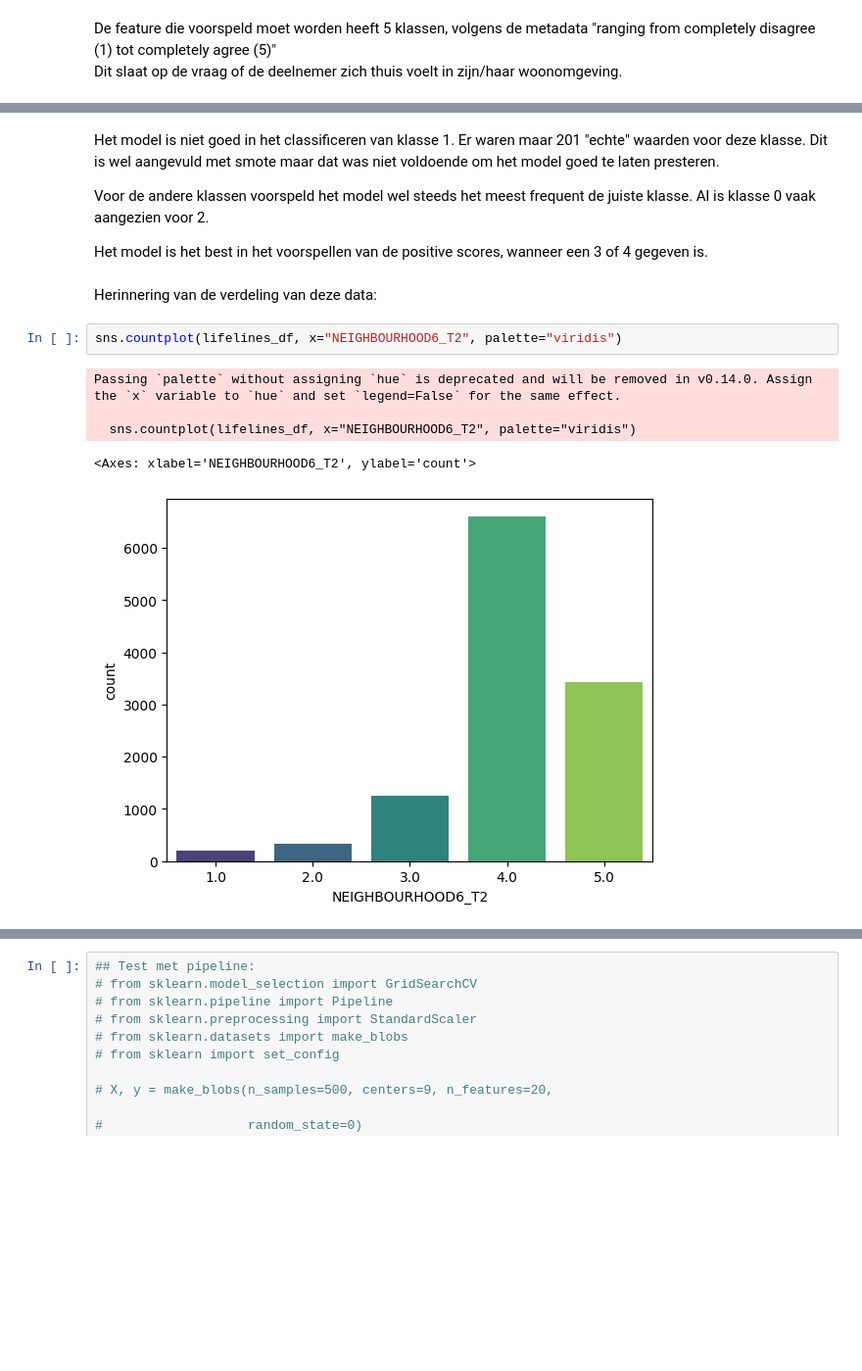
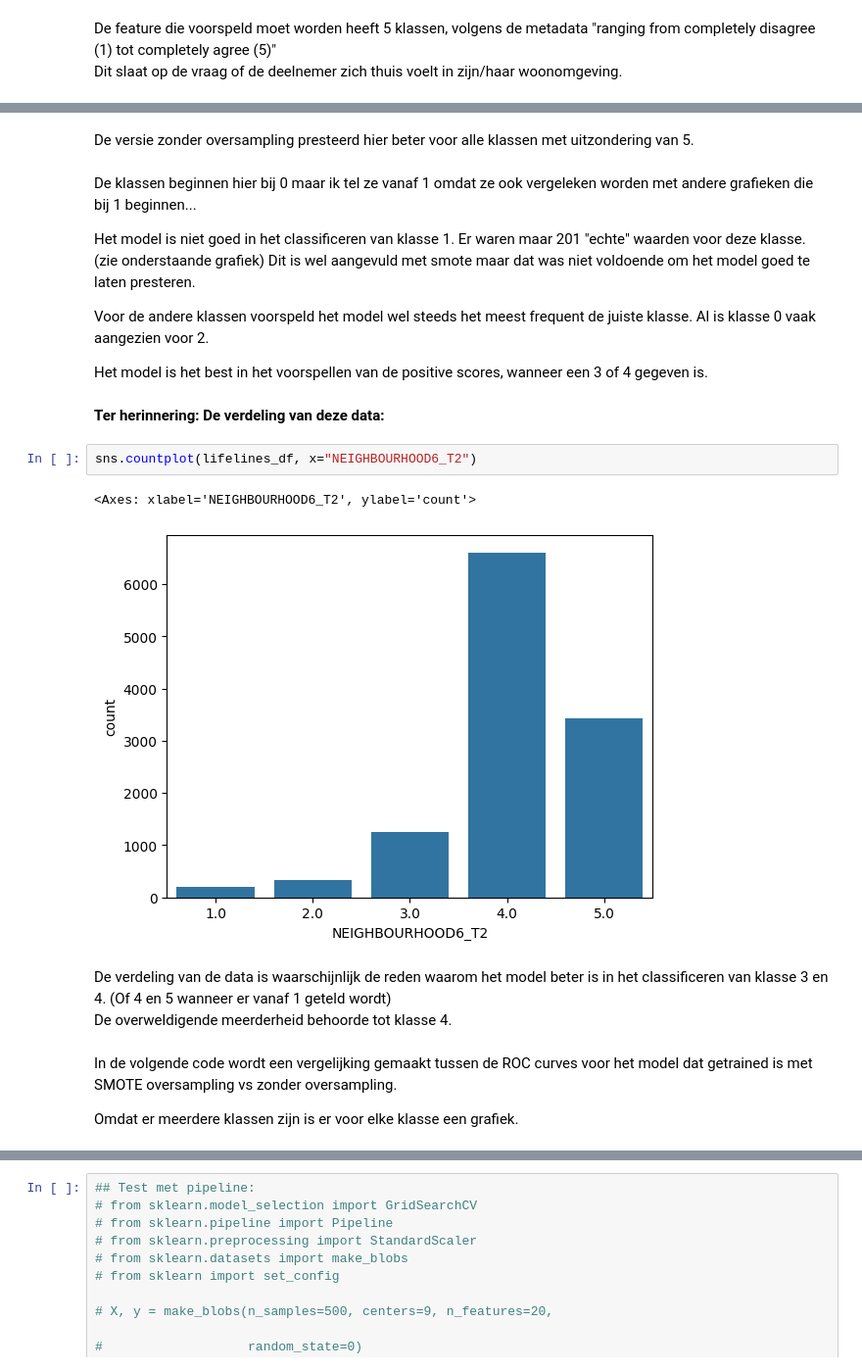
Before and after one commit to Fl-ris/Lifelines_Classifier, a Jupyter notebook: Lifelines_classifier.ipynb, the cells around one changed output, grey strips where cells are left out. Shown at 98% size. Cells and saved outputs as stored; diff of their text form; blank space fills up the shorter version.

```diff
--- a/Lifelines_classifier.ipynb
+++ b/Lifelines_classifier.ipynb
@@ -671,18 +718,26 @@ sns.heatmap(confusion_matrix(y_test, y_pred), annot=True)
+# %% [markdown]
+De versie zonder oversampling presteerd hier beter voor alle klassen met uitzondering van 5.
 # %% [markdown]
-Het model is niet goed in het classificeren van klasse 1. Er waren maar 201 "echte" waarden voor deze klasse. Dit is wel aangevuld met smote maar dat was niet voldoende om het model goed te laten presteren.
+De klassen beginnen hier bij 0 maar ik tel ze vanaf 1 omdat ze ook vergeleken worden met andere grafieken die bij 1 beginnen...
+
+Het model is niet goed in het classificeren van klasse 1. Er waren maar 201 "echte" waarden voor deze klasse. (zie onderstaande grafiek) Dit is wel aangevuld met smote maar dat was niet voldoende om het model goed te laten presteren.
 
 Voor de andere klassen voorspeld het model wel steeds het meest frequent de juiste klasse. Al is klasse 0 vaak aangezien voor 2.
 
 Het model is het best in het voorspellen van de positive scores, wanneer een 3 of 4 gegeven is.
 # %% [markdown]
-Herinnering van de verdeling van deze data:
+**Ter herinnering: De verdeling van deze data:**
 # %%
-sns.countplot(lifelines_df, x="NEIGHBOURHOOD6_T2", palette="viridis")
+sns.countplot(lifelines_df, x="NEIGHBOURHOOD6_T2")
 # %% [output]
-Passing `palette` without assigning `hue` is deprecated and will be removed in v0.14.0. Assign the `x` variable to `hue` and set `legend=False` for the same effect.
-
-  sns.countplot(lifelines_df, x="NEIGHBOURHOOD6_T2", palette="viridis")
+<Axes: xlabel='NEIGHBOURHOOD6_T2', ylabel='count'>
-<Axes: xlabel='NEIGHBOURHOOD6_T2', ylabel='count'>
-[figure, old version]
+[figure, new version]
+# %% [markdown]
+De verdeling van de data is waarschijnlijk de reden waarom het model beter is in het classificeren van klasse 3 en 4. (Of 4 en 5 wanneer er vanaf 1 geteld wordt) <br>
+De overweldigende meerderheid behoorde tot klasse 4.
+# %% [markdown]
+In de volgende code wordt een vergelijking gemaakt tussen de ROC curves voor het model dat getrained is met SMOTE oversampling vs zonder oversampling. <br>
+
+Omdat er meerdere klassen zijn is er voor elke klasse een grafiek. <br>
 # %%
 y_pred_probability = model.predict_proba(X_test_onehot)
```
Also changed, not shown: parts of 29 cells of this notebook.
